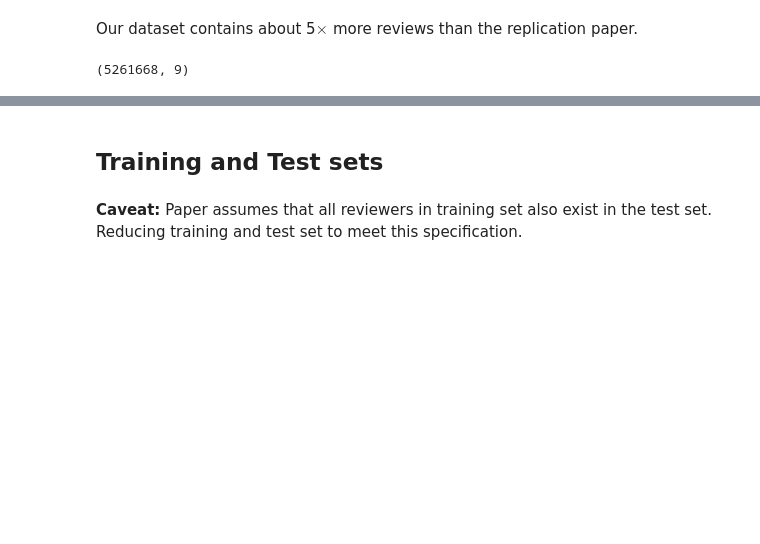
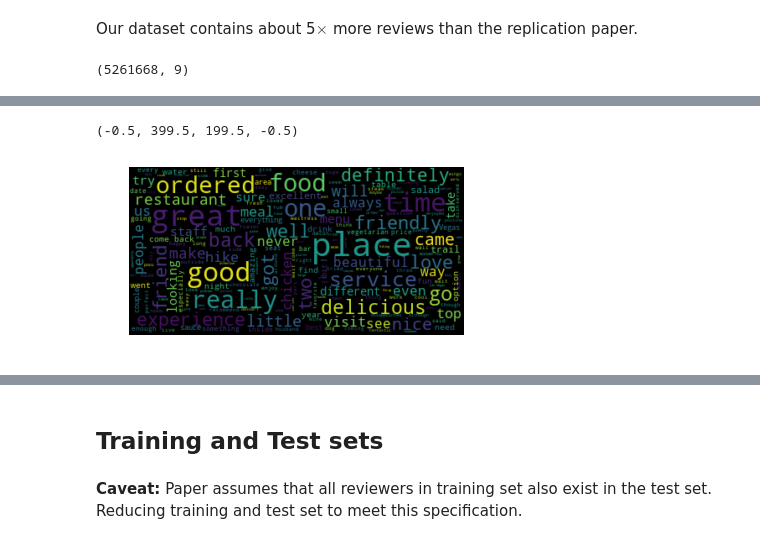
Before and after one commit to shindemanoj/CS6220-Project, a Jupyter notebook: Restaurants Review Star Prediction for Yelp Dataset.ipynb, the cells around one changed output, grey strips where cells are left out. Cells and saved outputs as stored; diff of their text form; code cells hidden in the pictures; blank space fills up the shorter version.

```diff
--- a/Restaurants Review Star Prediction for Yelp Dataset.ipynb
+++ b/Restaurants Review Star Prediction for Yelp Dataset.ipynb
@@ -51,3 +62,12 @@ reviews.shape
+# %%
+from wordcloud import WordCloud
+#Generate a word cloud image
+worldCloud5Star = WordCloud(max_font_size=40).generate(test.iloc[4]['text'])
+plt.imshow(worldCloud5Star, interpolation='bilinear')
+plt.axis("off")
+# %% [output]
+(-0.5, 399.5, 199.5, -0.5)
+[figure, added]
 # %%
 reviews.isna().describe()
 # %% [output]
```
Also changed, not shown: parts of 4 cells of this notebook.
